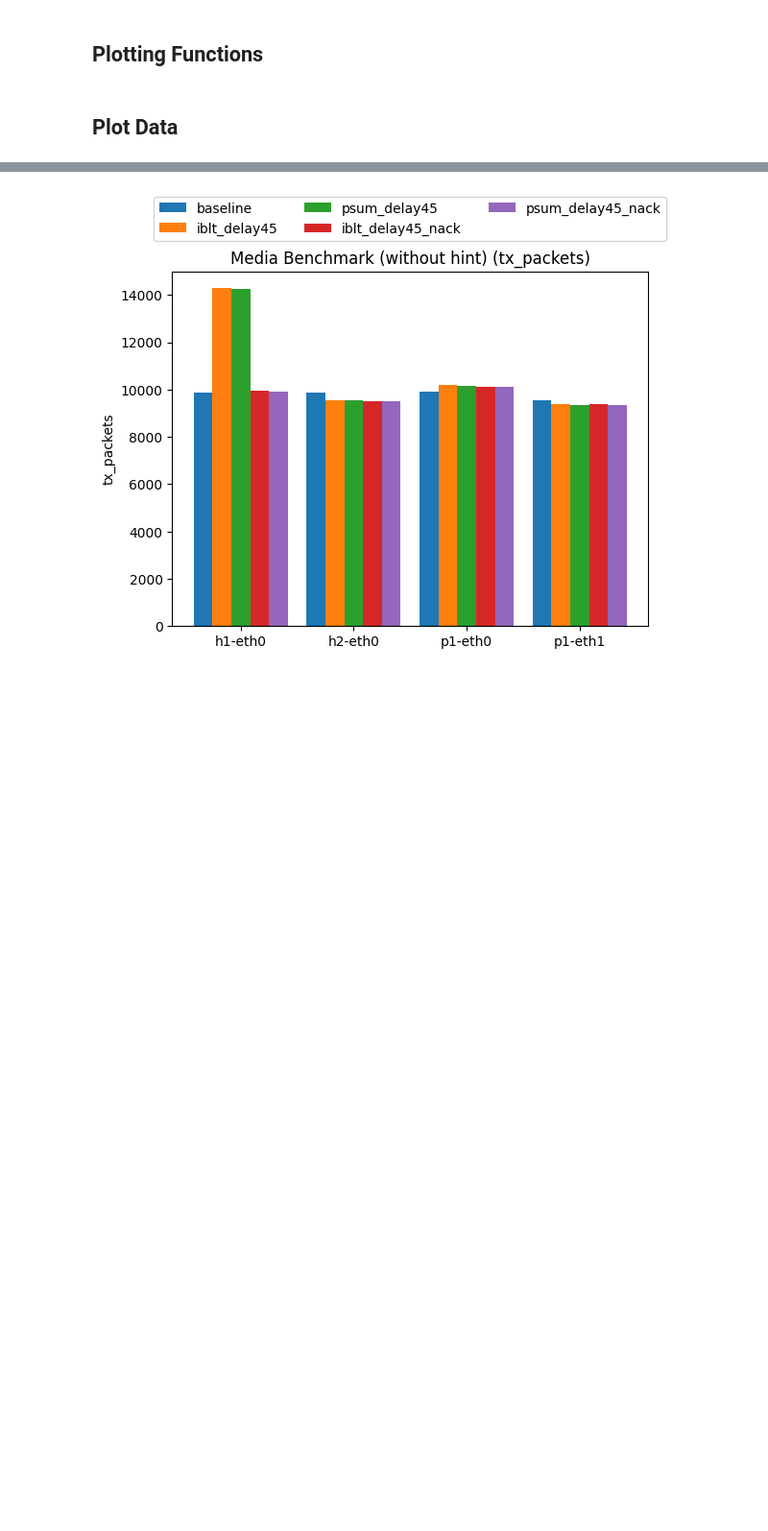
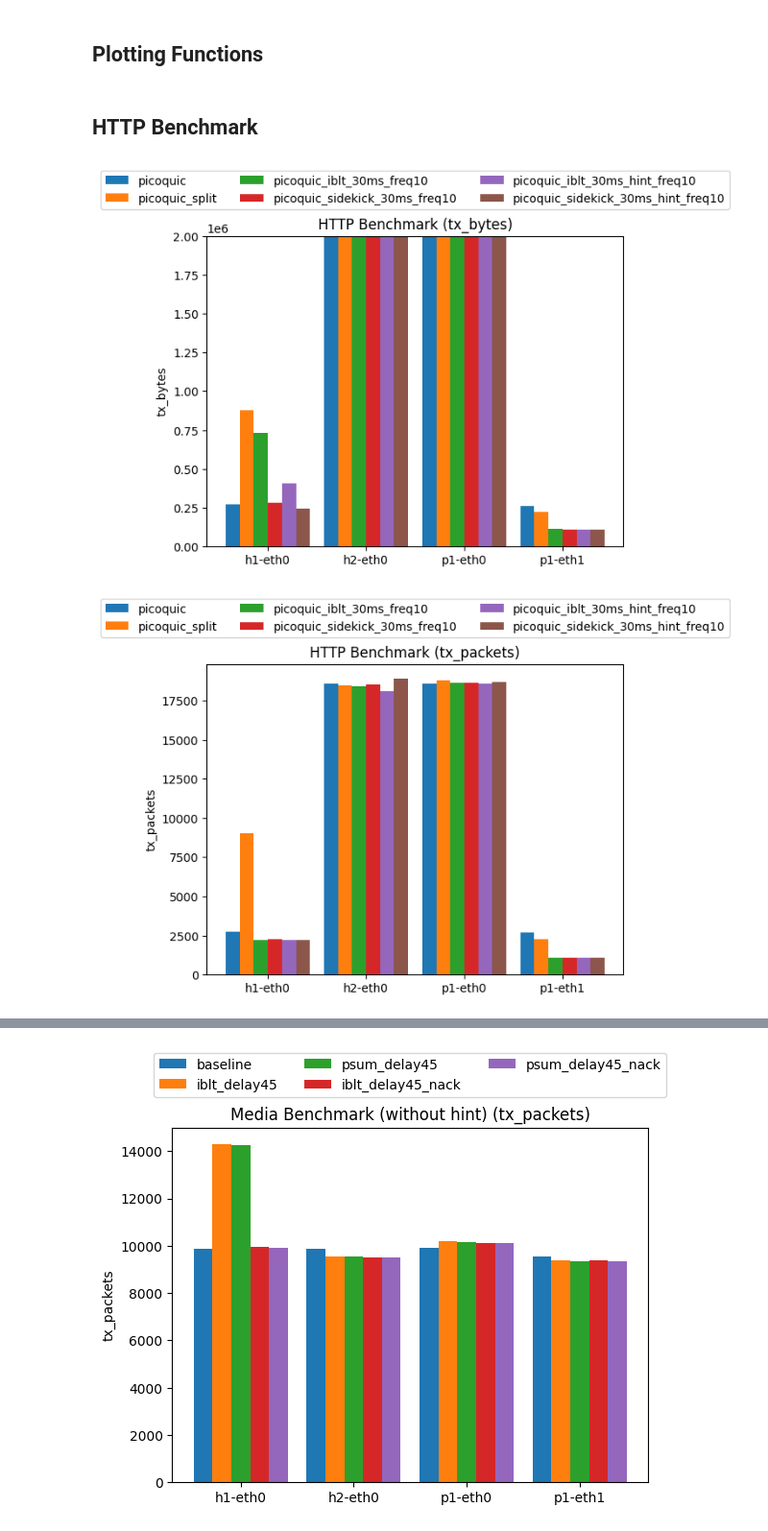
Before and after one commit to StanfordSNR/sidekick-downloads, a Jupyter notebook: notebook/network_statistics.ipynb, the cells around one changed output, grey strips where cells are left out. Shown at 96% size. Drawn from its saved outputs; the diff is of its cells as text; code cells hidden in the pictures; blank space fills up the shorter version.

Commit message:
Checkpoint http benchmark notebooks

```diff
--- a/notebook/network_statistics.ipynb
+++ b/notebook/network_statistics.ipynb
@@ -105,5 +112,21 @@ def plot_network_statistics(data, labels: List[str], metric: str, title: str, pd
         save_pdf(pdf)
     plt.show()
 # %% [markdown]
-## Plot Data
+## HTTP Benchmark
+# %%
+# 3. Sending with hint reduces tx_bytes (keeps perf).
+labels = [
+    'picoquic',
+    'picoquic_split',
+    'picoquic_iblt_30ms_freq10',
+    'picoquic_sidekick_30ms_freq10',
+    'picoquic_iblt_30ms_hint_freq10',
+    'picoquic_sidekick_30ms_hint_freq10',
+]
+http_data = parse_http_data(num_trials=10, labels=labels, execute=False)
+plot_network_statistics(http_data, labels, 'tx_bytes', 'HTTP Benchmark', ylim=(0, 2000000))
+plot_network_statistics(http_data, labels, 'tx_packets', 'HTTP Benchmark', ylim=0)
+# %% [output]
+[figure, added]
+[figure, added]
 # %%
```
Also changed, not shown: parts of 10 cells of this notebook, 3 other files.
